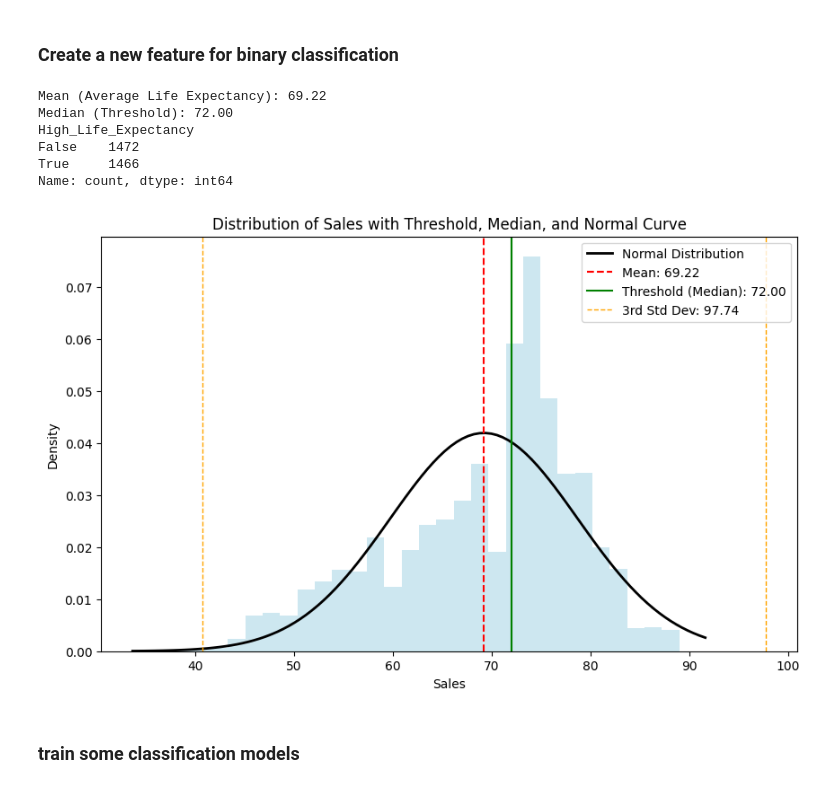
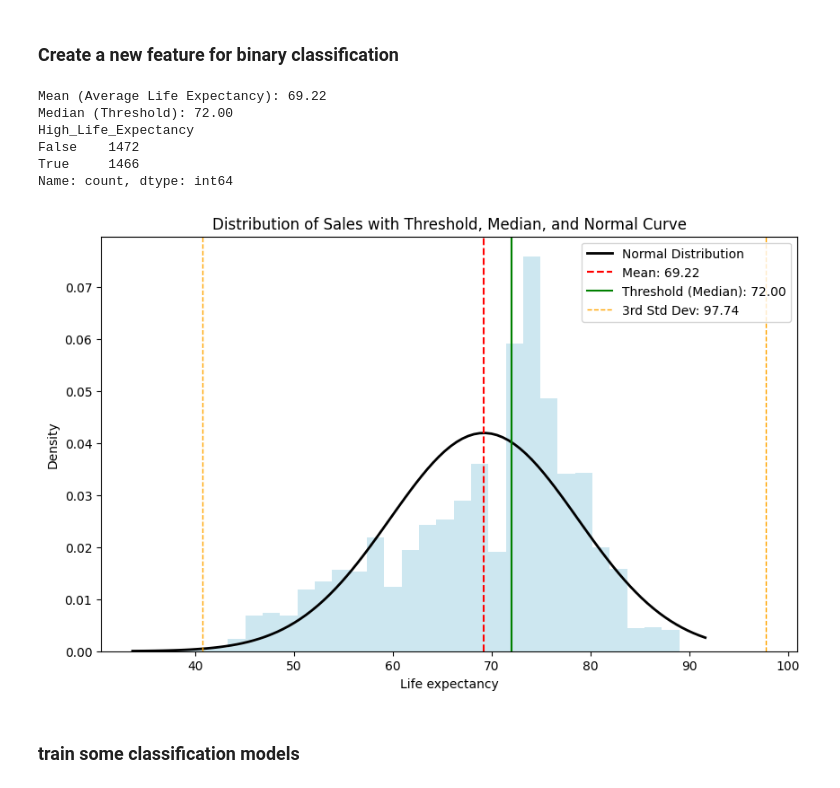
Before and after one commit to davidmarsoni/ml-project, a Jupyter notebook: Mini-Project/Mini-Project DM_ZF.ipynb, the cells around one changed output. Drawn from its saved outputs; the diff is of its cells as text; code cells hidden in the pictures.

```diff
--- a/Mini-Project/Mini-Project DM_ZF.ipynb
+++ b/Mini-Project/Mini-Project DM_ZF.ipynb
@@ -446,38 +482,39 @@ print(df['High_Life_Expectancy'].value_counts())
 
 # Plot the distribution of sales, the threshold, and the median
 plt.figure(figsize=(10, 6))
+
 # Histogram
 plt.hist(df['Life expectancy'], bins=30, density=True, alpha=0.6, color='lightblue')
 
 # Add normal distribution curve
 mu, std = norm.fit(df['Life expectancy'])
 xmin, xmax = plt.xlim()
 x = np.linspace(xmin, xmax, 100)
 p = norm.pdf(x, mu, std)
 plt.plot(x, p, 'k', linewidth=2, label='Normal Distribution')
 
 # Add threshold and median lines
 plt.axvline(mean, color='r', linestyle='--', label=f'Mean: {mean:.2f}')
 plt.axvline(median, color='g', linestyle='-', label=f'Threshold (Median): {median:.2f}')
 
 # Add standard deviation lines
 plt.axvline(mean + 3*std, color='orange', linestyle='--', label=f'3rd Std Dev: {mean + 3*std:.2f}', linewidth=1)
 plt.axvline(mean - 3*std, color='orange', linestyle='--',linewidth=1)
 
 # Labels and title
-plt.xlabel('Sales')
+plt.xlabel('Life expectancy')
 plt.ylabel('Density')
 plt.title('Distribution of Sales with Threshold, Median, and Normal Curve')
 plt.legend()
 plt.show()
 # %% [output]
 Mean (Average Life Expectancy): 69.22
 Median (Threshold): 72.00
 High_Life_Expectancy
 False    1472
 True     1466
 Name: count, dtype: int64
-[figure, old version]
+[figure, new version]
 # %%
 target_classified = df['High_Life_Expectancy']
 # %% [markdown]
```
Also changed, not shown: parts of 18 cells of this notebook, 1 other file.
